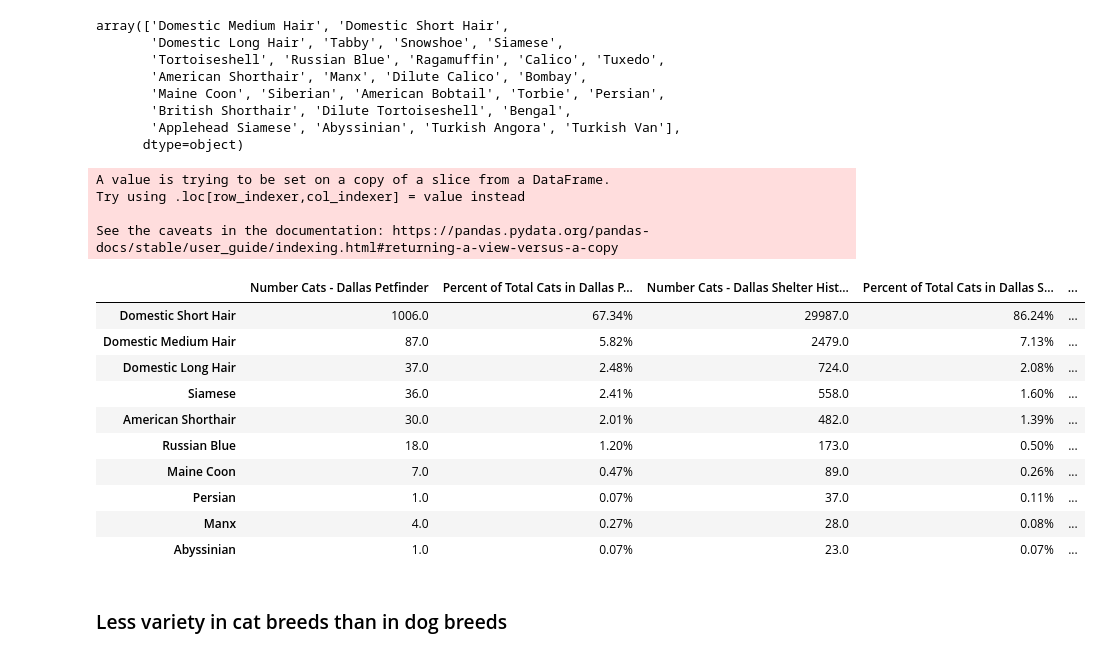
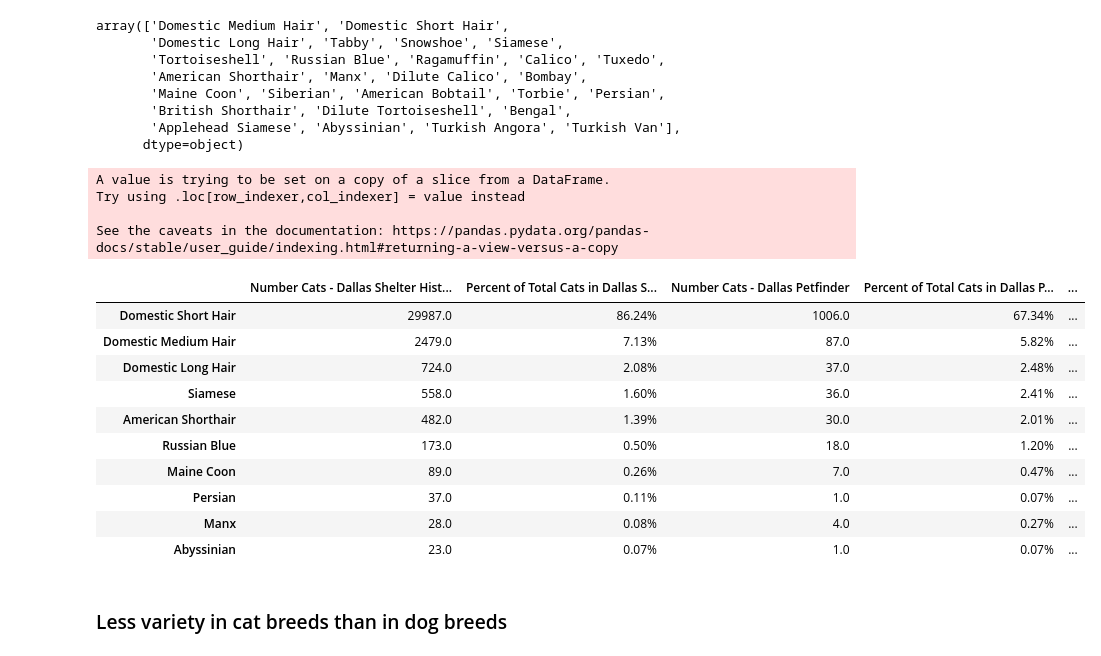
Before and after one commit to jconcha56429/Project1, a Jupyter notebook: Project1.ipynb, the cells around one changed output. Saved outputs shown, nothing was run; the diff lists cells and outputs as text; code cells hidden in the pictures.

```diff
--- a/Project1.ipynb
+++ b/Project1.ipynb
@@ -1025,46 +1027,46 @@ mod_cats_per_breed = pd.DataFrame({"Number of Breed": num_modcats_breed})
 pf_dallas_cats_df = dallas_petfinder_df.loc[dallas_petfinder_df["type"] == "Cat",:]
 pf_cats_df = petfinder_df.loc[petfinder_df["type"] == "Cat",:]
 groupby_pfdallascatbreed = pf_dallas_cats_df.groupby(['breeds.primary'])
 num_pfdallascats_breed = groupby_pfdallascatbreed["id"].nunique()
 
 groupby_pfcatbreed = pf_cats_df.groupby(['breeds.primary'])
 num_pfcats_breed = groupby_pfcatbreed["id"].nunique()
 
 totalCatsShelter = cats_df["Animal Id"].nunique()
 totalCatsDallasPF = pf_dallas_cats_df["id"].nunique()
 totalCatsPF = pf_cats_df["id"].nunique()
 
 percent_modcats = num_modcats_breed / totalCatsShelter * 100
 percent_pfdallascats = num_pfdallascats_breed / totalCatsDallasPF * 100
 percent_pfcats = num_pfcats_breed / totalCatsPF * 100
 
-cats_per_breed_combined = pd.DataFrame({"Number Cats - Dallas Petfinder": num_pfdallascats_breed,
+cats_per_breed_combined = pd.DataFrame({"Number Cats - Dallas Shelter Historical": num_modcats_breed,
+                                       "Percent of Total Cats in Dallas Shelter Data": percent_modcats,
+                                        "Number Cats - Dallas Petfinder": num_pfdallascats_breed,
                                         "Percent of Total Cats in Dallas Petfinder": percent_pfdallascats,
-                                       "Number Cats - Dallas Shelter Historical": num_modcats_breed,
-                                       "Percent of Total Cats in Dallas Shelter Data": percent_modcats,
                                        "Number Cats - National Petfinder": num_pfcats_breed,
                                         "Percent of Total Cats in National Petfinder": percent_pfcats})
 
 cats_per_breed_combined["Percent of Total Cats in Dallas Petfinder"] = cats_per_breed_combined["Percent of Total Cats in Dallas Petfinder"].map("{:.2f}%".format)
 cats_per_breed_combined["Percent of Total Cats in Dallas Shelter Data"] = cats_per_breed_combined["Percent of Total Cats in Dallas Shelter Data"].map("{:.2f}%".format)
 cats_per_breed_combined["Percent of Total Cats in National Petfinder"] = cats_per_breed_combined["Percent of Total Cats in National Petfinder"].map("{:.2f}%".format)
 
 cats_per_breed_combined.sort_values(by=['Number Cats - Dallas Shelter Historical'], ascending=False).head(10)
 # %% [output]
 A value is trying to be set on a copy of a slice from a DataFrame.
 Try using .loc[row_indexer,col_indexer] = value instead
 
 See the caveats in the documentation: https://pandas.pydata.org/pandas-docs/stable/user_guide/indexing.html#returning-a-view-versus-a-copy
-|  | Number Cats - Dallas Petfinder | Percent of Total Cats in Dallas P... | Number Cats - Dallas Shelter Hist... | Percent of Total Cats in Dallas S... | ... |
-| Domestic Short Hair | 1006.0 | 67.34% | 29987.0 | 86.24% | ... |
-| Domestic Medium Hair | 87.0 | 5.82% | 2479.0 | 7.13% | ... |
-| Domestic Long Hair | 37.0 | 2.48% | 724.0 | 2.08% | ... |
-| Siamese | 36.0 | 2.41% | 558.0 | 1.60% | ... |
-| American Shorthair | 30.0 | 2.01% | 482.0 | 1.39% | ... |
-| Russian Blue | 18.0 | 1.20% | 173.0 | 0.50% | ... |
-| Maine Coon | 7.0 | 0.47% | 89.0 | 0.26% | ... |
-| Persian | 1.0 | 0.07% | 37.0 | 0.11% | ... |
-| Manx | 4.0 | 0.27% | 28.0 | 0.08% | ... |
-| Abyssinian | 1.0 | 0.07% | 23.0 | 0.07% | ... |
+|  | Number Cats - Dallas Shelter Hist... | Percent of Total Cats in Dallas S... | Number Cats - Dallas Petfinder | Percent of Total Cats in Dallas P... | ... |
+| Domestic Short Hair | 29987.0 | 86.24% | 1006.0 | 67.34% | ... |
+| Domestic Medium Hair | 2479.0 | 7.13% | 87.0 | 5.82% | ... |
+| Domestic Long Hair | 724.0 | 2.08% | 37.0 | 2.48% | ... |
+| Siamese | 558.0 | 1.60% | 36.0 | 2.41% | ... |
+| American Shorthair | 482.0 | 1.39% | 30.0 | 2.01% | ... |
+| Russian Blue | 173.0 | 0.50% | 18.0 | 1.20% | ... |
+| Maine Coon | 89.0 | 0.26% | 7.0 | 0.47% | ... |
+| Persian | 37.0 | 0.11% | 1.0 | 0.07% | ... |
+| Manx | 28.0 | 0.08% | 4.0 | 0.27% | ... |
+| Abyssinian | 23.0 | 0.07% | 1.0 | 0.07% | ... |
 # %% [markdown]
 <h3>Less variety in cat breeds than in dog breeds</h3>
```
Also changed, not shown: parts of 17 cells of this notebook, 2 other files.
